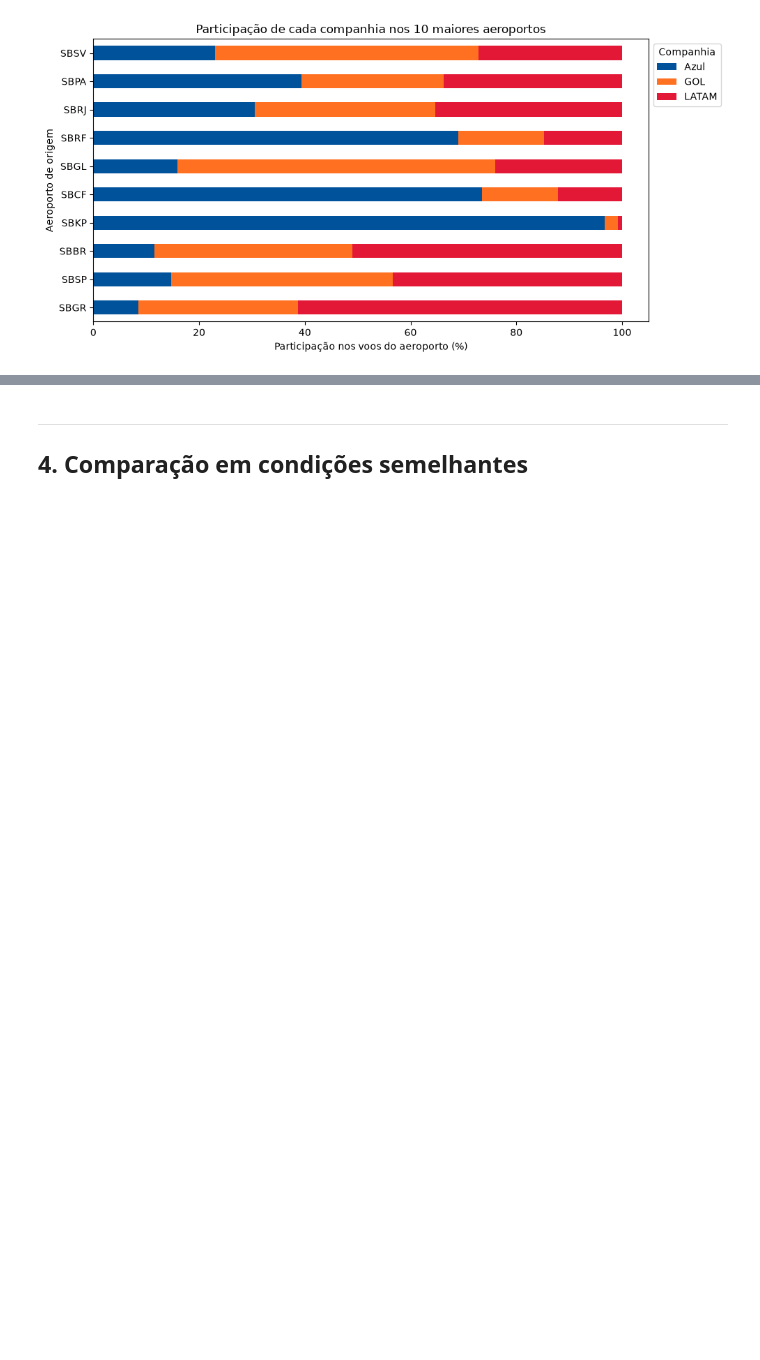
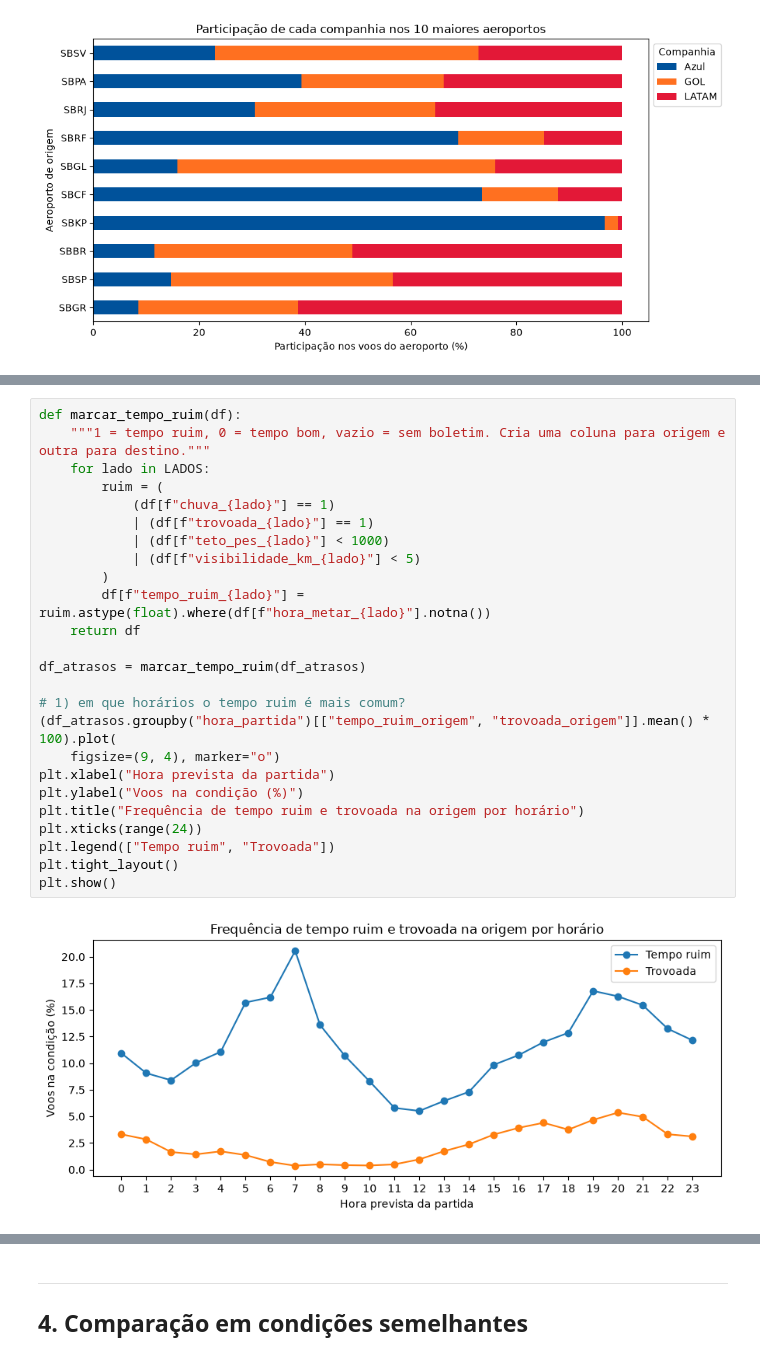
Before and after one commit to Matex0406/Projeto_2_CB, a Jupyter notebook: Projeto_2_CB.ipynb, the cells around one changed output, grey strips where cells are left out. Saved outputs shown, nothing was run; the diff lists cells and outputs as text; blank space fills up the shorter version.

```diff
--- a/Projeto_2_CB.ipynb
+++ b/Projeto_2_CB.ipynb
@@ -695,0 +827,27 @@ plt.show()
+# %%
+def marcar_tempo_ruim(df):
+    """1 = tempo ruim, 0 = tempo bom, vazio = sem boletim. Cria uma coluna para origem e outra para destino."""
+    for lado in LADOS:
+        ruim = (
+            (df[f"chuva_{lado}"] == 1)
+            | (df[f"trovoada_{lado}"] == 1)
+            | (df[f"teto_pes_{lado}"] < 1000)
+            | (df[f"visibilidade_km_{lado}"] < 5)
+        )
+        df[f"tempo_ruim_{lado}"] = ruim.astype(float).where(df[f"hora_metar_{lado}"].notna())
+    return df
+
+df_atrasos = marcar_tempo_ruim(df_atrasos)
+
+# 1) em que horários o tempo ruim é mais comum?
+(df_atrasos.groupby("hora_partida")[["tempo_ruim_origem", "trovoada_origem"]].mean() * 100).plot(
+    figsize=(9, 4), marker="o")
+plt.xlabel("Hora prevista da partida")
+plt.ylabel("Voos na condição (%)")
+plt.title("Frequência de tempo ruim e trovoada na origem por horário")
+plt.xticks(range(24))
+plt.legend(["Tempo ruim", "Trovoada"])
+plt.tight_layout()
+plt.show()
+# %% [output]
+[figure, added]
```
Also changed, not shown: parts of 23 cells of this notebook.
